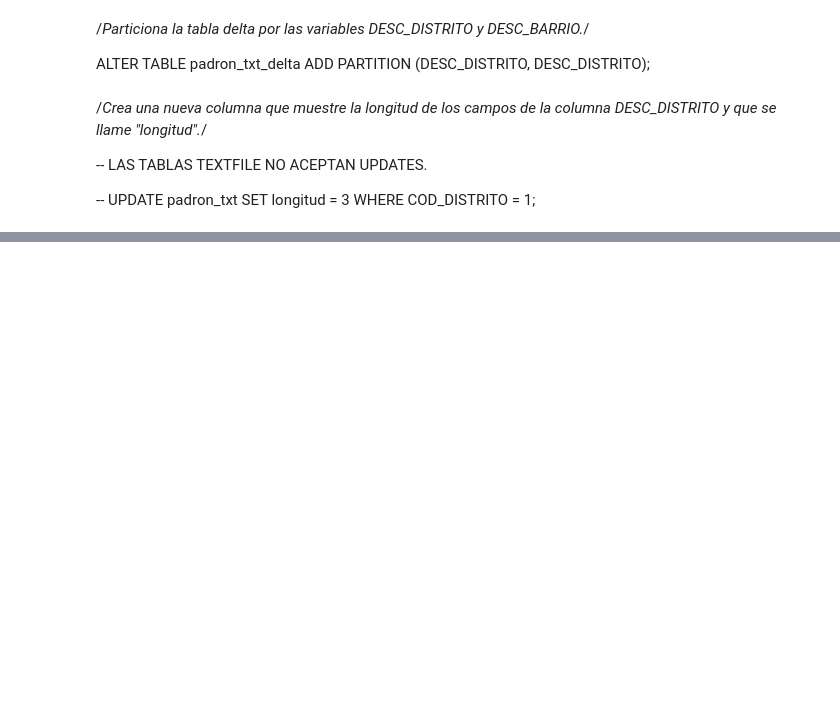
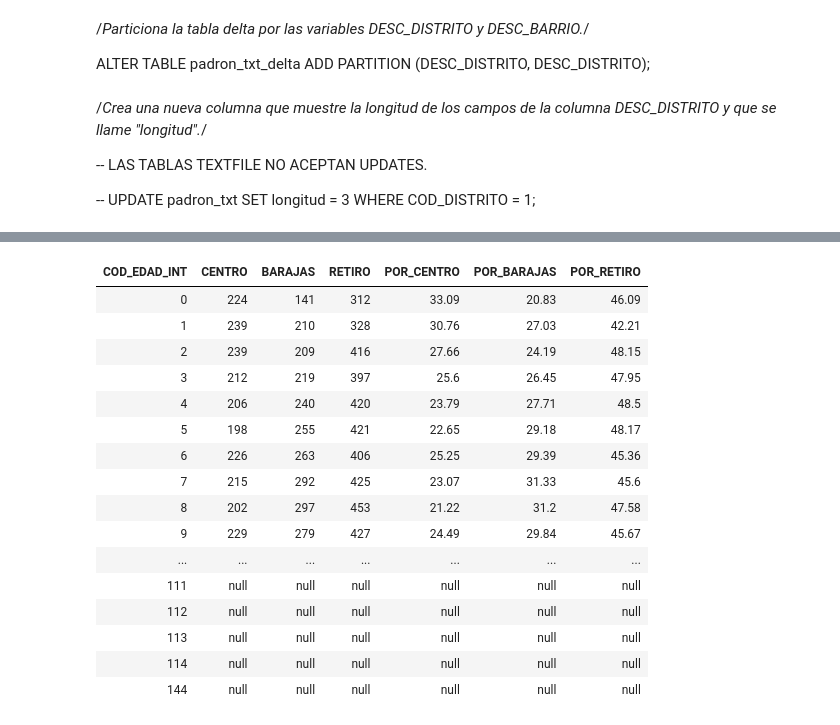
Before and after one commit to inakibosonit/formacion, a Jupyter notebook: practica_padron/ejercicios_spark.ipynb, the cells around one changed output, grey strips where cells are left out. Saved outputs shown, nothing was run; the diff lists cells and outputs as text; code cells hidden in the pictures; blank space fills up the shorter version.

```diff
--- a/practica_padron/ejercicios_spark.ipynb
+++ b/practica_padron/ejercicios_spark.ipynb
@@ -552,3 +648,38 @@ limit 10;
+# %%
+%sql
+
+/* crea 3 columnas nuevas que hagan referencia a qué porcentaje
+de la suma de "espanolesmujeres" en los tres distritos para cada rango de edad representa
+cada uno de los tres distritos. Debe estar redondeada a 2 decimales*/
+
+SELECT COD_EDAD_INT, CENTRO, BARAJAS, RETIRO,
+ROUND (( CENTRO / (CENTRO + BARAJAS + RETIRO)) * 100, 2) AS POR_CENTRO,
+ROUND (( BARAJAS / (CENTRO + BARAJAS + RETIRO)) * 100, 2) AS POR_BARAJAS,
+ROUND (( RETIRO / (CENTRO + BARAJAS + RETIRO)) * 100, 2) AS POR_RETIRO
+FROM (  SELECT COD_EDAD_INT, DESC_DISTRITO,espanolesmujeres FROM padron_txt )
+pivot  (
+  SUM(espanolesmujeres) FOR DESC_DISTRITO IN('CENTRO' AS CENTRO, 'BARAJAS' AS BARAJAS, 'RETIRO' AS RETIRO)
+
+)
+ORDER BY COD_EDAD_INT ;
+# %% [output]
+| COD_EDAD_INT | CENTRO | BARAJAS | RETIRO | POR_CENTRO | POR_BARAJAS | POR_RETIRO |
+| 0 | 224 | 141 | 312 | 33.09 | 20.83 | 46.09 |
+| 1 | 239 | 210 | 328 | 30.76 | 27.03 | 42.21 |
+| 2 | 239 | 209 | 416 | 27.66 | 24.19 | 48.15 |
+| 3 | 212 | 219 | 397 | 25.6 | 26.45 | 47.95 |
+| 4 | 206 | 240 | 420 | 23.79 | 27.71 | 48.5 |
+| 5 | 198 | 255 | 421 | 22.65 | 29.18 | 48.17 |
+| 6 | 226 | 263 | 406 | 25.25 | 29.39 | 45.36 |
+| 7 | 215 | 292 | 425 | 23.07 | 31.33 | 45.6 |
+| 8 | 202 | 297 | 453 | 21.22 | 31.2 | 47.58 |
+| 9 | 229 | 279 | 427 | 24.49 | 29.84 | 45.67 |
+| ... | ... | ... | ... | ... | ... | ... |
+| 111 | null | null | null | null | null | null |
+| 112 | null | null | null | null | null | null |
+| 113 | null | null | null | null | null | null |
+| 114 | null | null | null | null | null | null |
+| 144 | null | null | null | null | null | null |
 # %%
 # With this registered as a temp view, it will only be available to this particular notebook. If you'd like other users to be able to query this table, you can also create a table from the DataFrame.
 # Once saved, this table will persist across cluster restarts as well as allow various users across different notebooks to query this data.
```
Also changed, not shown: parts of 5 cells of this notebook.
